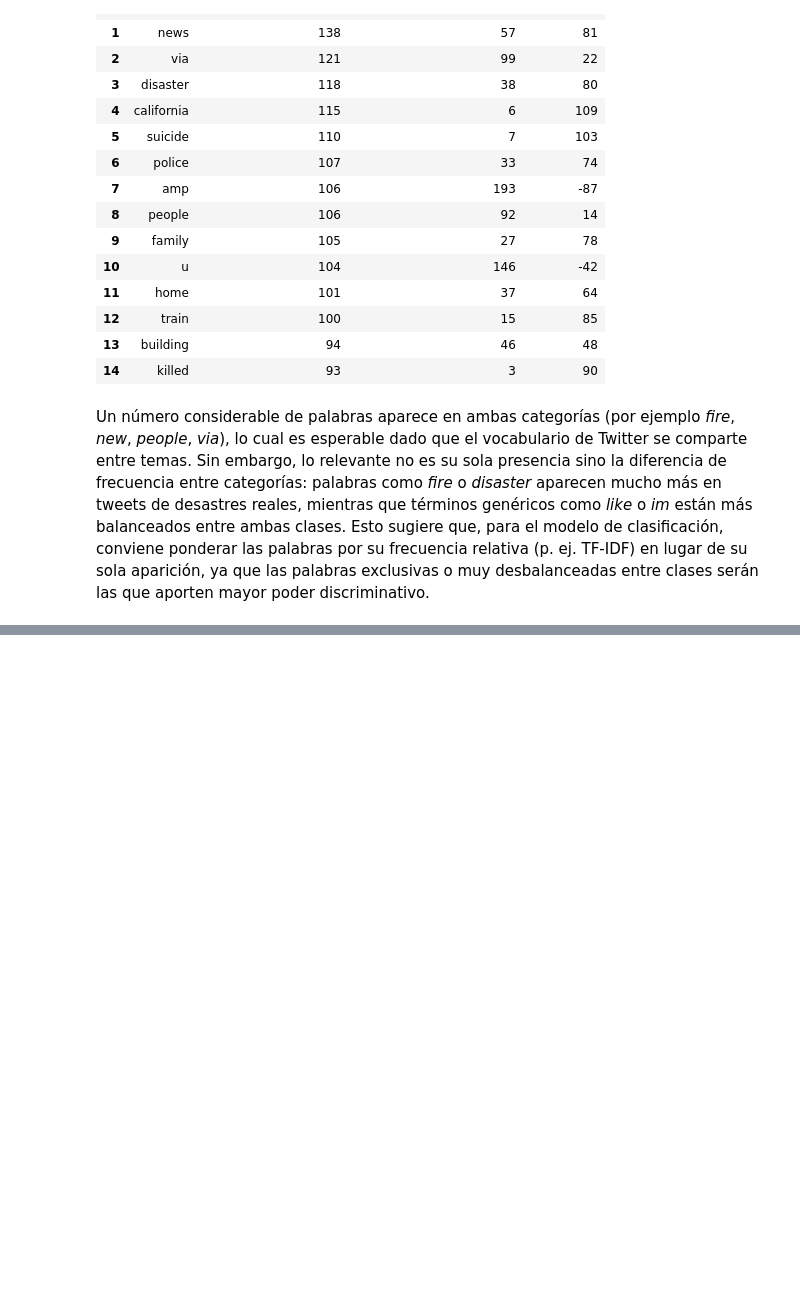
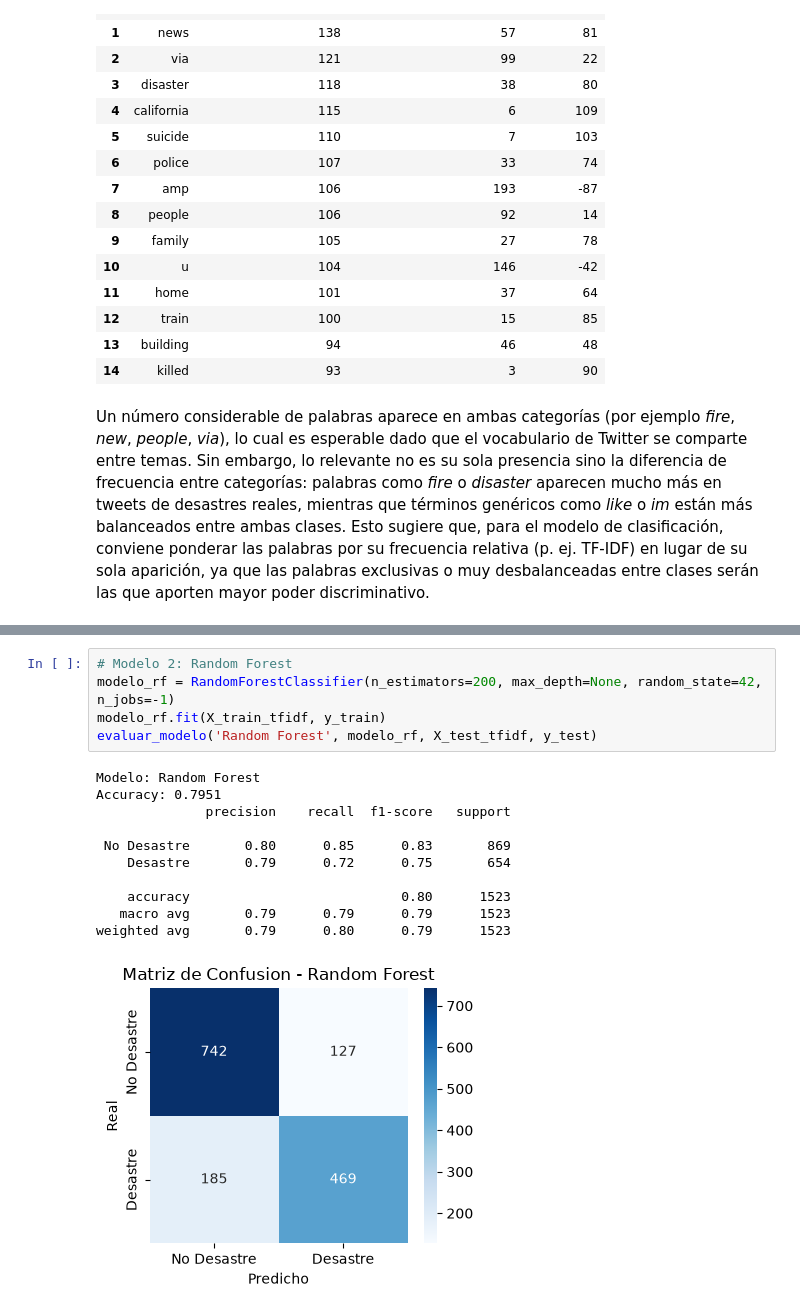
Before and after one commit to CindyGualim/Lab05-DataScience, a Jupyter notebook: Laboratorio_5_Mineria_Textos-checkpoint.ipynb, the cells around one changed output, grey strips where cells are left out. Saved outputs shown, nothing was run; the diff lists cells and outputs as text; blank space fills up the shorter version.

```diff
--- a/Laboratorio_5_Mineria_Textos-checkpoint.ipynb
+++ b/Laboratorio_5_Mineria_Textos-checkpoint.ipynb
@@ -602,0 +800,17 @@ Un número considerable de palabras aparece en ambas categorías (por ejemplo *f
+# %%
+# Modelo 2: Random Forest
+modelo_rf = RandomForestClassifier(n_estimators=200, max_depth=None, random_state=42, n_jobs=-1)
+modelo_rf.fit(X_train_tfidf, y_train)
+evaluar_modelo('Random Forest', modelo_rf, X_test_tfidf, y_test)
+# %% [output]
+Modelo: Random Forest
+Accuracy: 0.7951
+              precision    recall  f1-score   support
+
+ No Desastre       0.80      0.85      0.83       869
+    Desastre       0.79      0.72      0.75       654
+
+    accuracy                           0.80      1523
+   macro avg       0.79      0.79      0.79      1523
+weighted avg       0.79      0.80      0.79      1523
+[figure, added]
```
Also changed, not shown: parts of 14 cells of this notebook.
